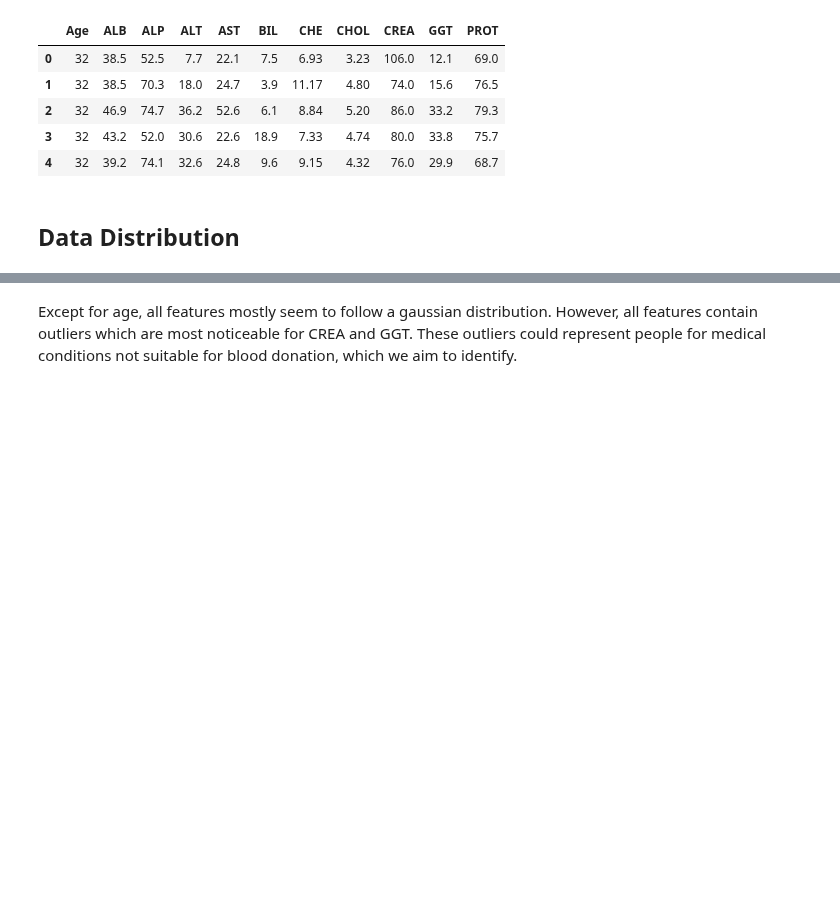
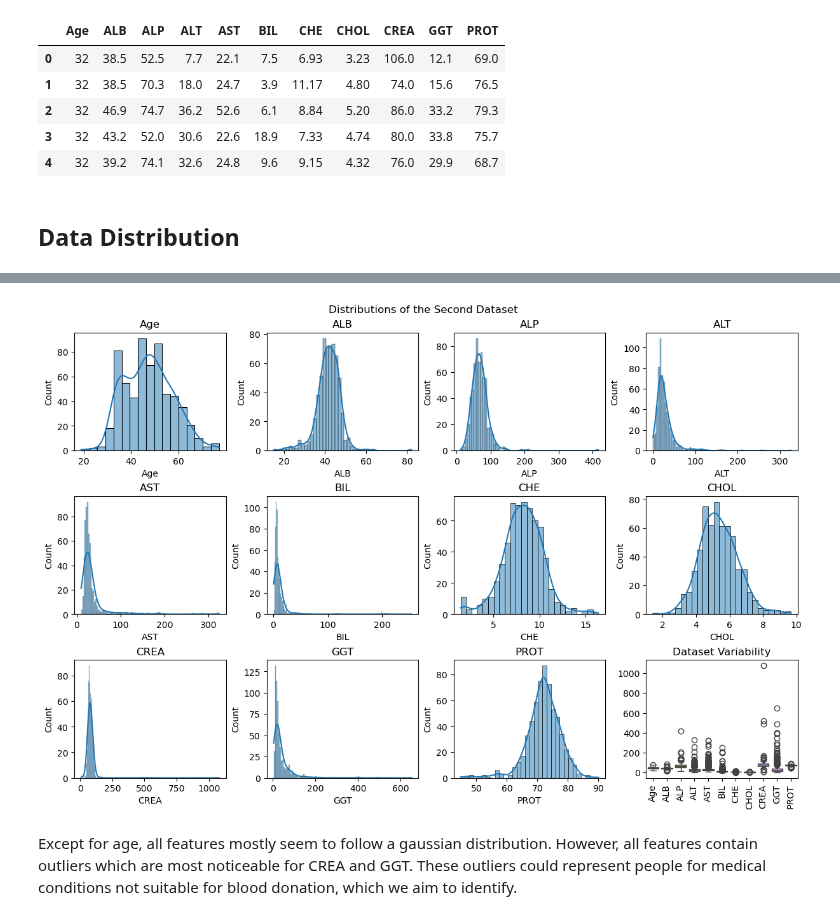
Before and after one commit to MarcoAigner/Machine-Learning-Practical, a Jupyter notebook: project_3/phase_2.ipynb, the cells around one changed output, grey strips where cells are left out. Saved outputs shown, nothing was run; the diff lists cells and outputs as text; code cells hidden in the pictures; blank space fills up the shorter version.

```diff
--- a/project_3/phase_2.ipynb
+++ b/project_3/phase_2.ipynb
@@ -74,3 +61,7 @@ plot_feature_distribution(df=df, n_rows=3, n_cols=4, figsize=(12,8), suptitle='D
+# %%
+plot_feature_distribution = feature_distribution_plot(df=df, suptitle='Distributions of the Second Dataset')
+# %% [output]
+[figure, added]
 # %% [markdown]
 Except for age, all features mostly seem to follow a gaussian distribution. However, all features contain outliers which are most noticeable for CREA and GGT. These outliers could represent people for medical conditions  not suitable for blood donation, which we aim to identify.
 # %% [markdown]
```
Also changed, not shown: parts of 9 cells of this notebook, 2 other files.
